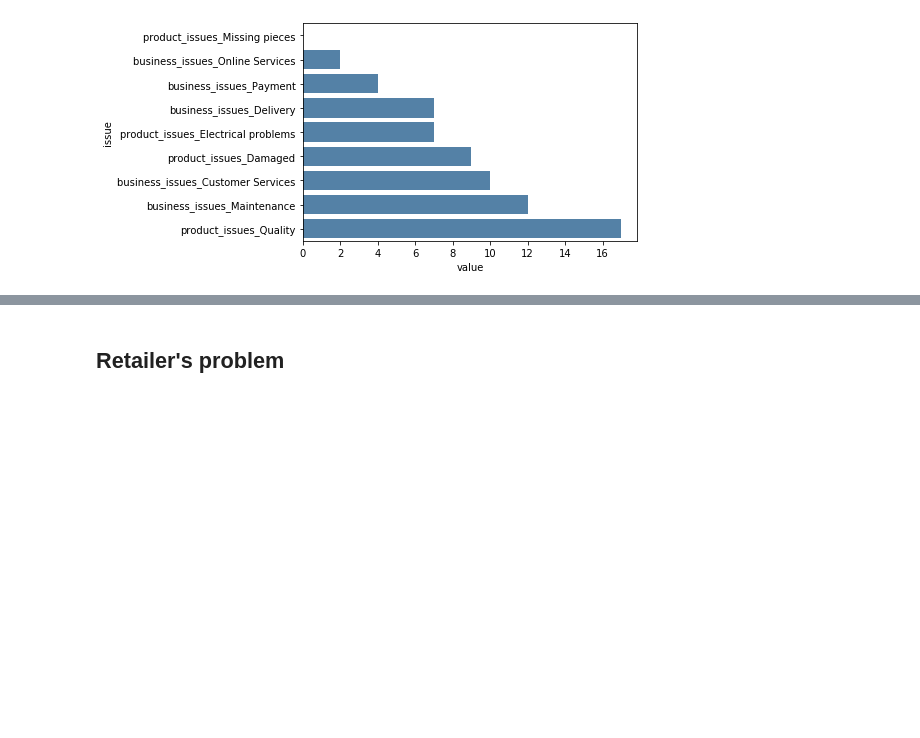
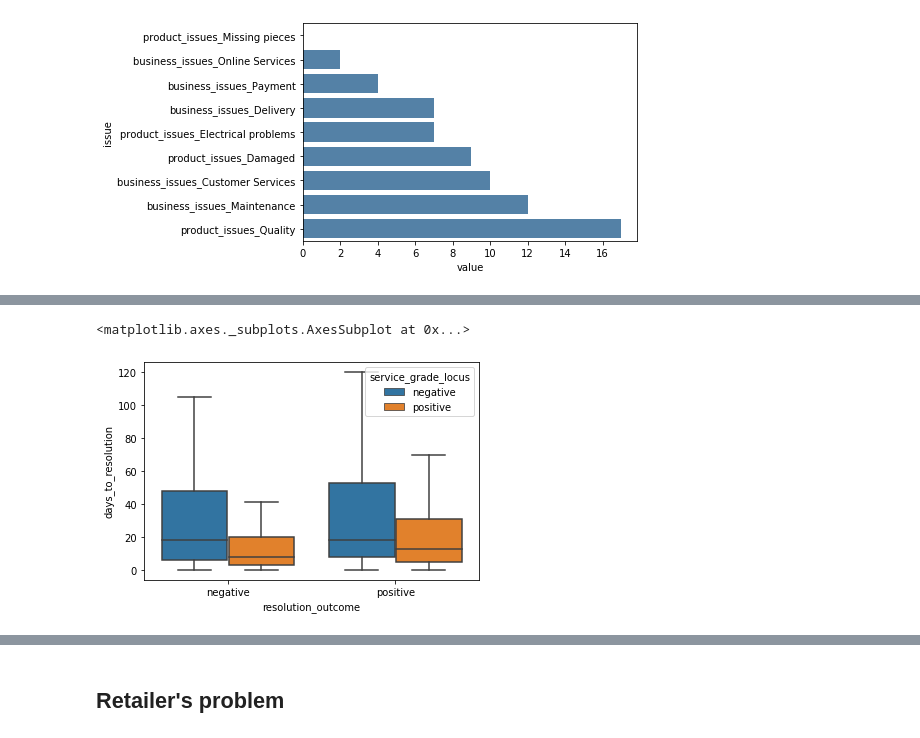
Before and after one commit to SPTime19/notebooks, a Jupyter notebook: EDA/FinalEDA - Team 19.ipynb, the cells around one changed output, grey strips where cells are left out. Drawn from its saved outputs; the diff is of its cells as text; code cells hidden in the pictures; blank space fills up the shorter version.

```diff
--- a/EDA/FinalEDA - Team 19.ipynb
+++ b/EDA/FinalEDA - Team 19.ipynb
@@ -99,0 +152,5 @@ sns.barplot(x="value",y="issue", data=company_issues.loc[company_issues.business
+# %%
+sns.boxplot(y='days_to_resolution', x='resolution_outcome', hue = 'service_grade_locus', data = df, showfliers=False)
+# %% [output]
+<matplotlib.axes._subplots.AxesSubplot at 0x...>
+[figure, added]
```
Also changed, not shown: parts of 11 cells of this notebook.
